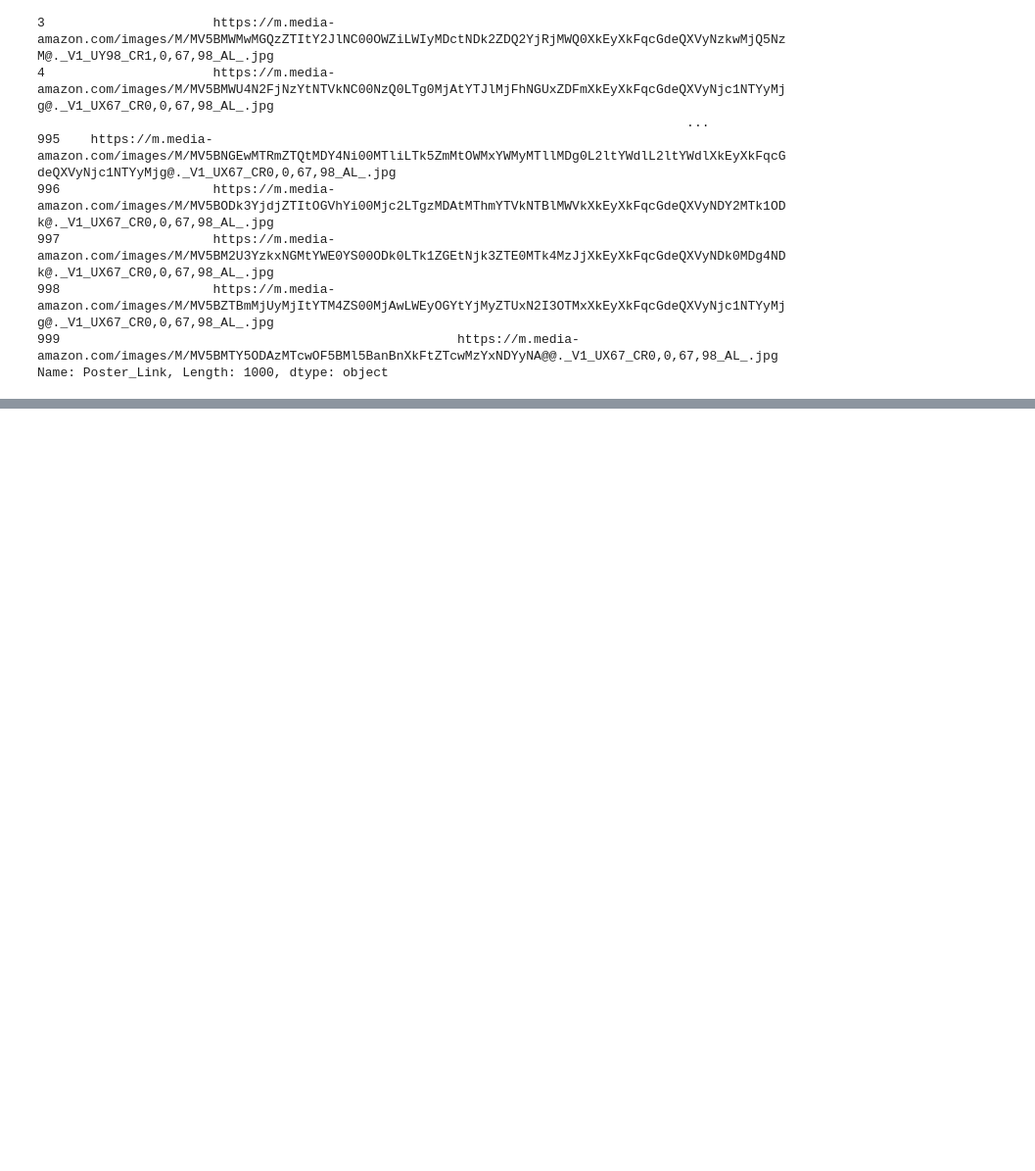
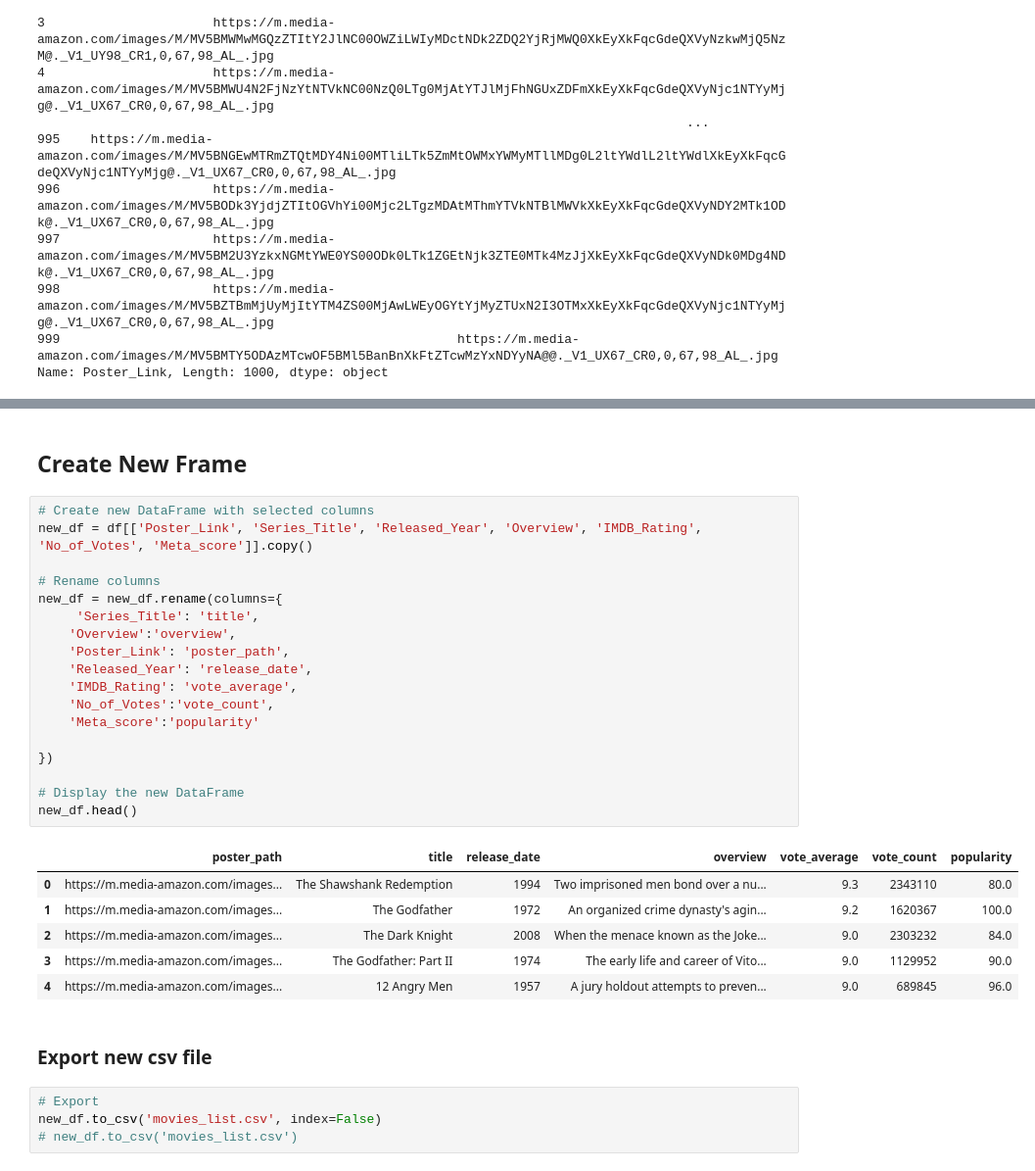
Before and after one commit to sanjivpaul/movies_ml, a Jupyter notebook: movies.ipynb, the cells around one changed output, grey strips where cells are left out. Shown at 98% size. Drawn from its saved outputs; the diff is of its cells as text; blank space fills up the shorter version.

```diff
--- a/movies.ipynb
+++ b/movies.ipynb
@@ -54,0 +102,33 @@ Name: Poster_Link, Length: 1000, dtype: object
+# %% [markdown]
+##  Create New Frame
+# %%
+# Create new DataFrame with selected columns
+new_df = df[['Poster_Link', 'Series_Title', 'Released_Year', 'Overview', 'IMDB_Rating', 'No_of_Votes', 'Meta_score']].copy()
+
+# Rename columns
+new_df = new_df.rename(columns={
+     'Series_Title': 'title',
+    'Overview':'overview',
+    'Poster_Link': 'poster_path',
+    'Released_Year': 'release_date',
+    'IMDB_Rating': 'vote_average',
+    'No_of_Votes':'vote_count',
+    'Meta_score':'popularity'
+
+})
+
+# Display the new DataFrame
+new_df.head()
+# %% [output]
+|  | poster_path | title | release_date | overview | vote_average | vote_count | popularity |
+| 0 | https://m.media-amazon.com/images... | The Shawshank Redemption | 1994 | Two imprisoned men bond over a nu... | 9.3 | 2343110 | 80.0 |
+| 1 | https://m.media-amazon.com/images... | The Godfather | 1972 | An organized crime dynasty's agin... | 9.2 | 1620367 | 100.0 |
+| 2 | https://m.media-amazon.com/images... | The Dark Knight | 2008 | When the menace known as the Joke... | 9.0 | 2303232 | 84.0 |
+| 3 | https://m.media-amazon.com/images... | The Godfather: Part II | 1974 | The early life and career of Vito... | 9.0 | 1129952 | 90.0 |
+| 4 | https://m.media-amazon.com/images... | 12 Angry Men | 1957 | A jury holdout attempts to preven... | 9.0 | 689845 | 96.0 |
+# %% [markdown]
+### Export new csv file
+# %%
+# Export
+new_df.to_csv('movies_list.csv', index=False)
+# new_df.to_csv('movies_list.csv')
```
Also changed, not shown: parts of 14 cells of this notebook, 4 other files.
